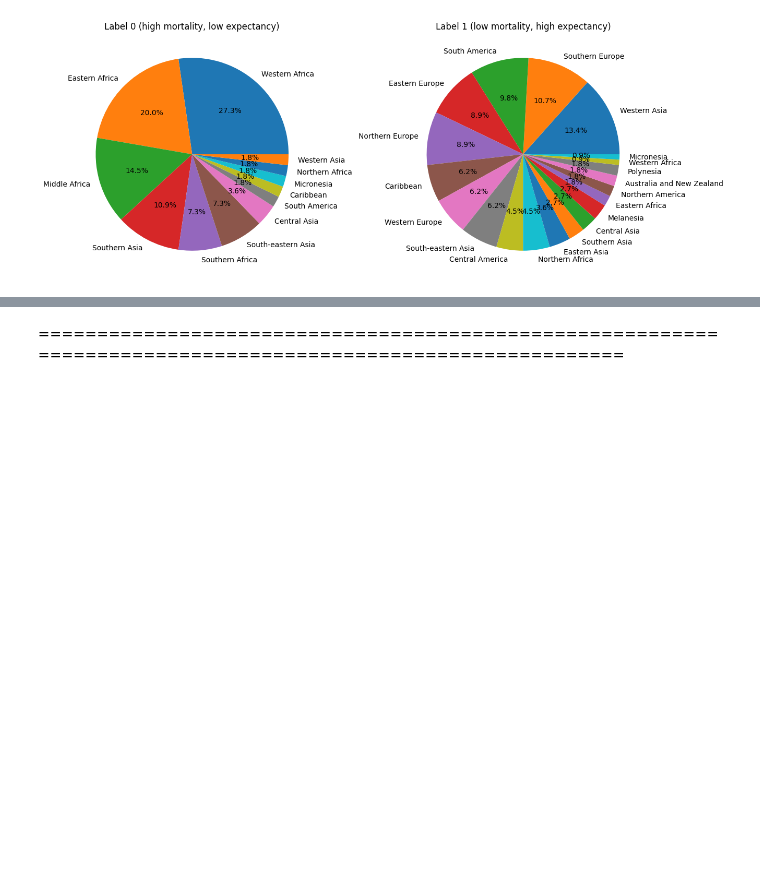
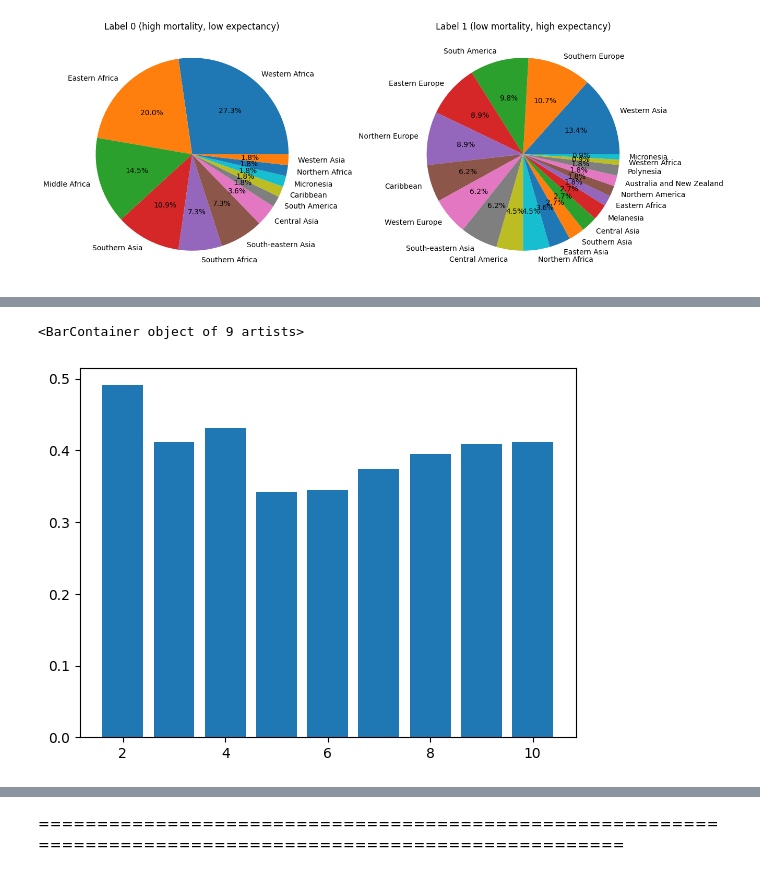
Before and after one commit to GRetriever/Data-Analysis-Project, a Jupyter notebook: Countries/Countries.ipynb, the cells around one changed output, grey strips where cells are left out. Drawn from its saved outputs; the diff is of its cells as text; code cells hidden in the pictures; blank space fills up the shorter version.

```diff
--- a/Countries/Countries.ipynb
+++ b/Countries/Countries.ipynb
@@ -601,0 +606,11 @@ sns.violinplot(
+# %%
+silhouette_scores = []
+for i in tqdm(range(2,11)):
+    silhouette_scores.append(
+        silhouette_score(x,AgglomerativeClustering(n_clusters = i).fit_predict(x))
+    )
+
+plt.bar(range(2,11),silhouette_scores)
+# %% [output]
+<BarContainer object of 9 artists>
+[figure, added]
```
Also changed, not shown: parts of 30 cells of this notebook.
